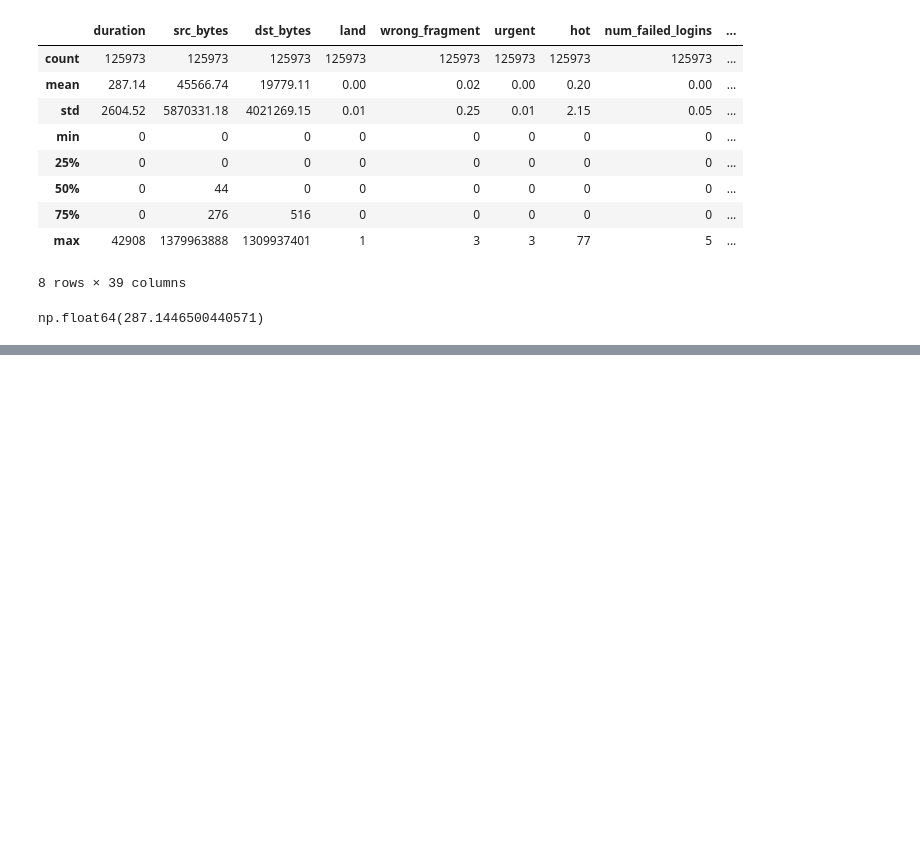
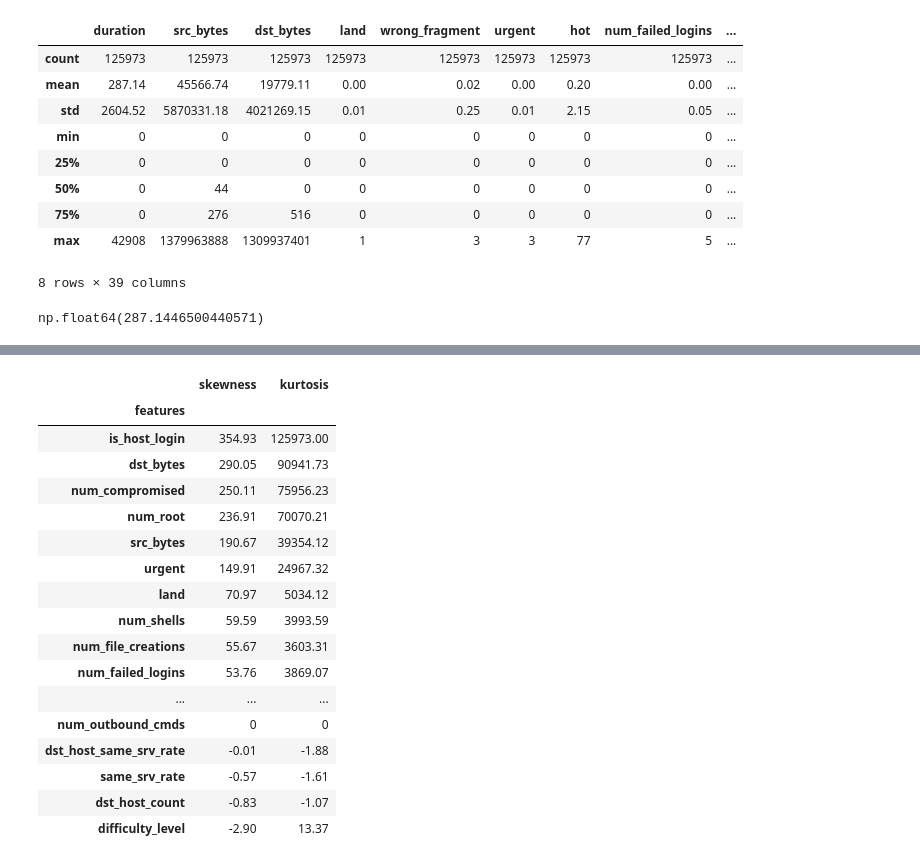
Before and after one commit to NaimPro-tech/Network-Intrusion-Detection-System, a Jupyter notebook: notebooks/intrusion.ipynb, the cells around one changed output, grey strips where cells are left out. Cells and saved outputs as stored; diff of their text form; code cells hidden in the pictures; blank space fills up the shorter version.

Commit message:
Custom Skew & Kurtosis analysis, binary label

```diff
--- a/notebooks/intrusion.ipynb
+++ b/notebooks/intrusion.ipynb
@@ -458,0 +489,22 @@ skew_data
+# %%
+stats_df = stats_df.sort_values(by='skewness', ascending=False)
+stats_df
+# %% [output]
+|  | skewness | kurtosis |
+| features |  |  |
+| is_host_login | 354.93 | 125973.00 |
+| dst_bytes | 290.05 | 90941.73 |
+| num_compromised | 250.11 | 75956.23 |
+| num_root | 236.91 | 70070.21 |
+| src_bytes | 190.67 | 39354.12 |
+| urgent | 149.91 | 24967.32 |
+| land | 70.97 | 5034.12 |
+| num_shells | 59.59 | 3993.59 |
+| num_file_creations | 55.67 | 3603.31 |
+| num_failed_logins | 53.76 | 3869.07 |
+| ... | ... | ... |
+| num_outbound_cmds | 0 | 0 |
+| dst_host_same_srv_rate | -0.01 | -1.88 |
+| same_srv_rate | -0.57 | -1.61 |
+| dst_host_count | -0.83 | -1.07 |
+| difficulty_level | -2.90 | 13.37 |
```
Also changed, not shown: parts of 10 cells of this notebook.
